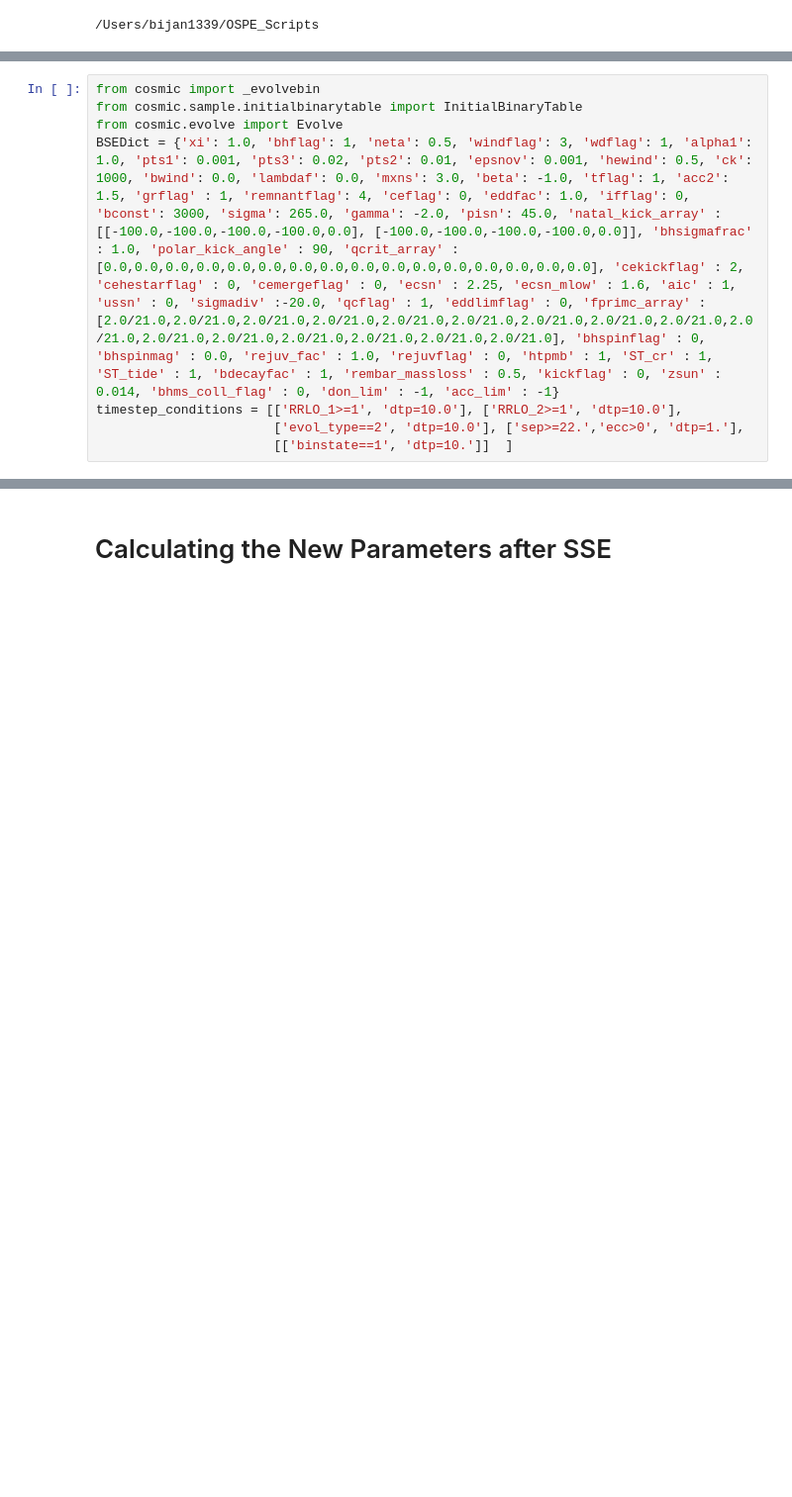
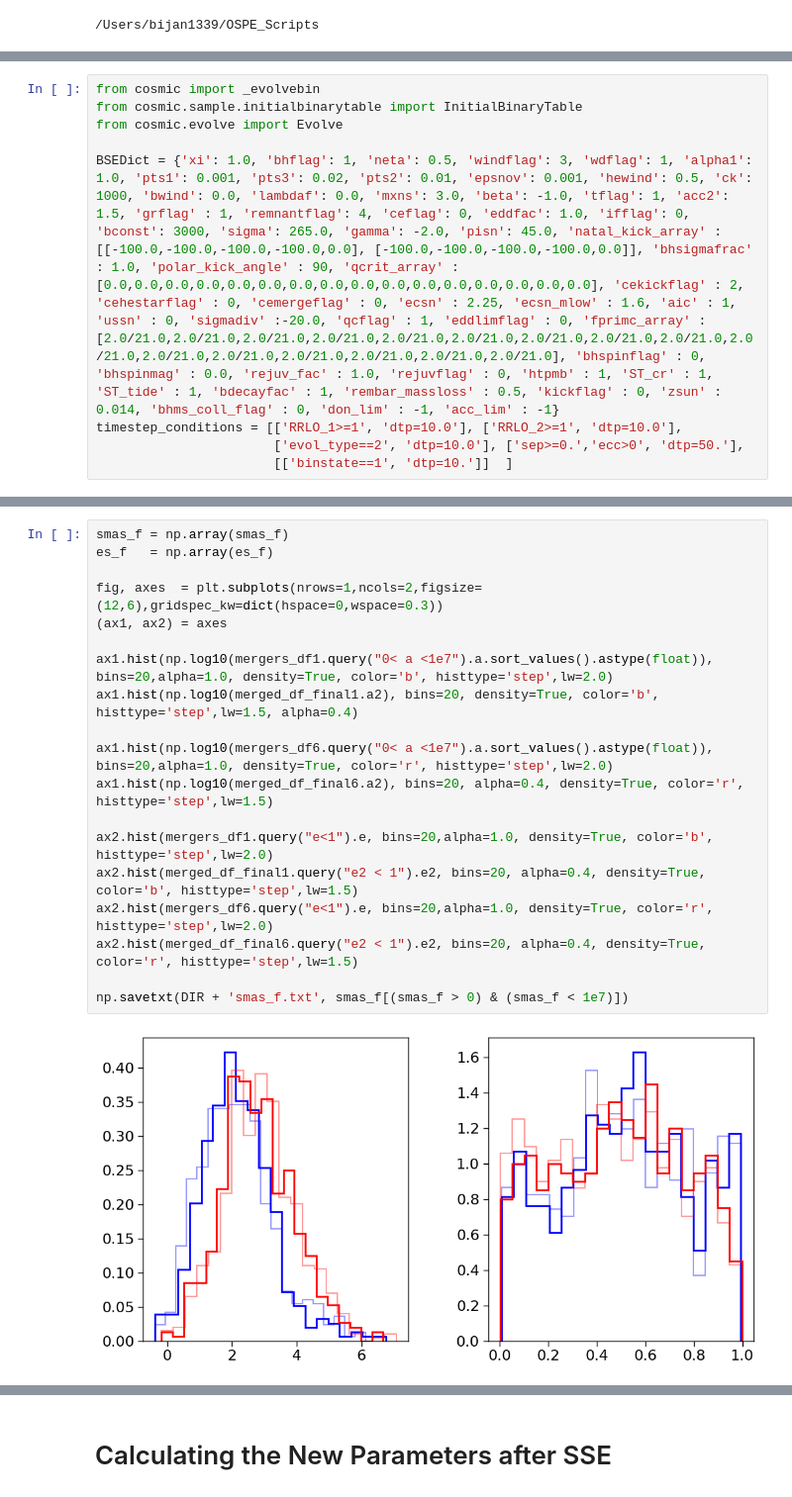
Before and after one commit to cheyanneshariat/OSPE_Scripts, a Jupyter notebook: SSE_Mergers.ipynb, the cells around one changed output, grey strips where cells are left out. Shown at 99% size. Saved outputs shown, nothing was run; the diff lists cells and outputs as text; blank space fills up the shorter version.

Commit message:
lot of updates to SSE Mergers

```diff
--- a/SSE_Mergers.ipynb
+++ b/SSE_Mergers.ipynb
@@ -368,8 +369,9 @@ print(result.stdout)
 from cosmic import _evolvebin
 from cosmic.sample.initialbinarytable import InitialBinaryTable
 from cosmic.evolve import Evolve
+
 BSEDict = {'xi': 1.0, 'bhflag': 1, 'neta': 0.5, 'windflag': 3, 'wdflag': 1, 'alpha1': 1.0, 'pts1': 0.001, 'pts3': 0.02, 'pts2': 0.01, 'epsnov': 0.001, 'hewind': 0.5, 'ck': 1000, 'bwind': 0.0, 'lambdaf': 0.0, 'mxns': 3.0, 'beta': -1.0, 'tflag': 1, 'acc2': 1.5, 'grflag' : 1, 'remnantflag': 4, 'ceflag': 0, 'eddfac': 1.0, 'ifflag': 0, 'bconst': 3000, 'sigma': 265.0, 'gamma': -2.0, 'pisn': 45.0, 'natal_kick_array' : [[-100.0,-100.0,-100.0,-100.0,0.0], [-100.0,-100.0,-100.0,-100.0,0.0]], 'bhsigmafrac' : 1.0, 'polar_kick_angle' : 90, 'qcrit_array' : [0.0,0.0,0.0,0.0,0.0,0.0,0.0,0.0,0.0,0.0,0.0,0.0,0.0,0.0,0.0,0.0], 'cekickflag' : 2, 'cehestarflag' : 0, 'cemergeflag' : 0, 'ecsn' : 2.25, 'ecsn_mlow' : 1.6, 'aic' : 1, 'ussn' : 0, 'sigmadiv' :-20.0, 'qcflag' : 1, 'eddlimflag' : 0, 'fprimc_array' : [2.0/21.0,2.0/21.0,2.0/21.0,2.0/21.0,2.0/21.0,2.0/21.0,2.0/21.0,2.0/21.0,2.0/21.0,2.0/21.0,2.0/21.0,2.0/21.0,2.0/21.0,2.0/21.0,2.0/21.0,2.0/21.0], 'bhspinflag' : 0, 'bhspinmag' : 0.0, 'rejuv_fac' : 1.0, 'rejuvflag' : 0, 'htpmb' : 1, 'ST_cr' : 1, 'ST_tide' : 1, 'bdecayfac' : 1, 'rembar_massloss' : 0.5, 'kickflag' : 0, 'zsun' : 0.014, 'bhms_coll_flag' : 0, 'don_lim' : -1, 'acc_lim' : -1}
 timestep_conditions = [['RRLO_1>=1', 'dtp=10.0'], ['RRLO_2>=1', 'dtp=10.0'],
-                       ['evol_type==2', 'dtp=10.0'], ['sep>=22.','ecc>0', 'dtp=1.'],
+                       ['evol_type==2', 'dtp=10.0'], ['sep>=0.','ecc>0', 'dtp=50.'],
                        [['binstate==1', 'dtp=10.']]  ]
 # %%
@@ -406,0 +575,21 @@ bcm#.query("kstar_1 == 4")
+# %%
+smas_f = np.array(smas_f)
+es_f   = np.array(es_f)
+
+fig, axes  = plt.subplots(nrows=1,ncols=2,figsize=(12,6),gridspec_kw=dict(hspace=0,wspace=0.3))
+(ax1, ax2) = axes
+
+ax1.hist(np.log10(mergers_df1.query("0< a <1e7").a.sort_values().astype(float)), bins=20,alpha=1.0, density=True, color='b', histtype='step',lw=2.0)
+ax1.hist(np.log10(merged_df_final1.a2), bins=20, density=True, color='b', histtype='step',lw=1.5, alpha=0.4)
+
+ax1.hist(np.log10(mergers_df6.query("0< a <1e7").a.sort_values().astype(float)), bins=20,alpha=1.0, density=True, color='r', histtype='step',lw=2.0)
+ax1.hist(np.log10(merged_df_final6.a2), bins=20, alpha=0.4, density=True, color='r', histtype='step',lw=1.5)
+
+ax2.hist(mergers_df1.query("e<1").e, bins=20,alpha=1.0, density=True, color='b', histtype='step',lw=2.0)
+ax2.hist(merged_df_final1.query("e2 < 1").e2, bins=20, alpha=0.4, density=True, color='b', histtype='step',lw=1.5)
+ax2.hist(mergers_df6.query("e<1").e, bins=20,alpha=1.0, density=True, color='r', histtype='step',lw=2.0)
+ax2.hist(merged_df_final6.query("e2 < 1").e2, bins=20, alpha=0.4, density=True, color='r', histtype='step',lw=1.5)
+
+np.savetxt(DIR + 'smas_f.txt', smas_f[(smas_f > 0) & (smas_f < 1e7)])
+# %% [output]
+[figure, added]
```
Also changed, not shown: parts of 11 cells of this notebook, 3 other files.
